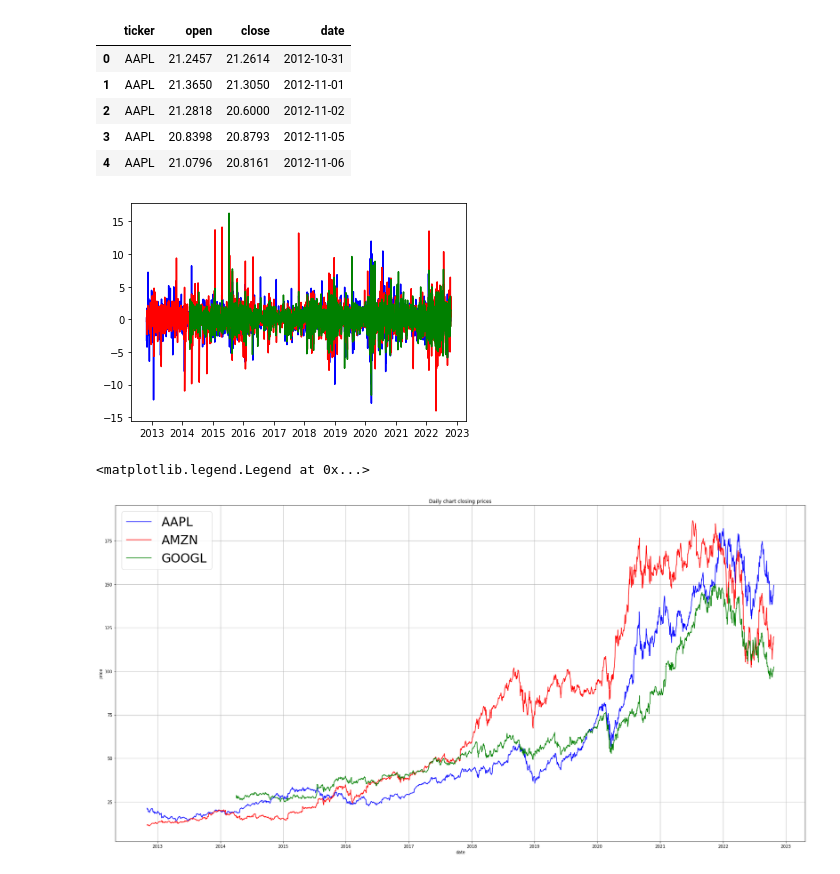
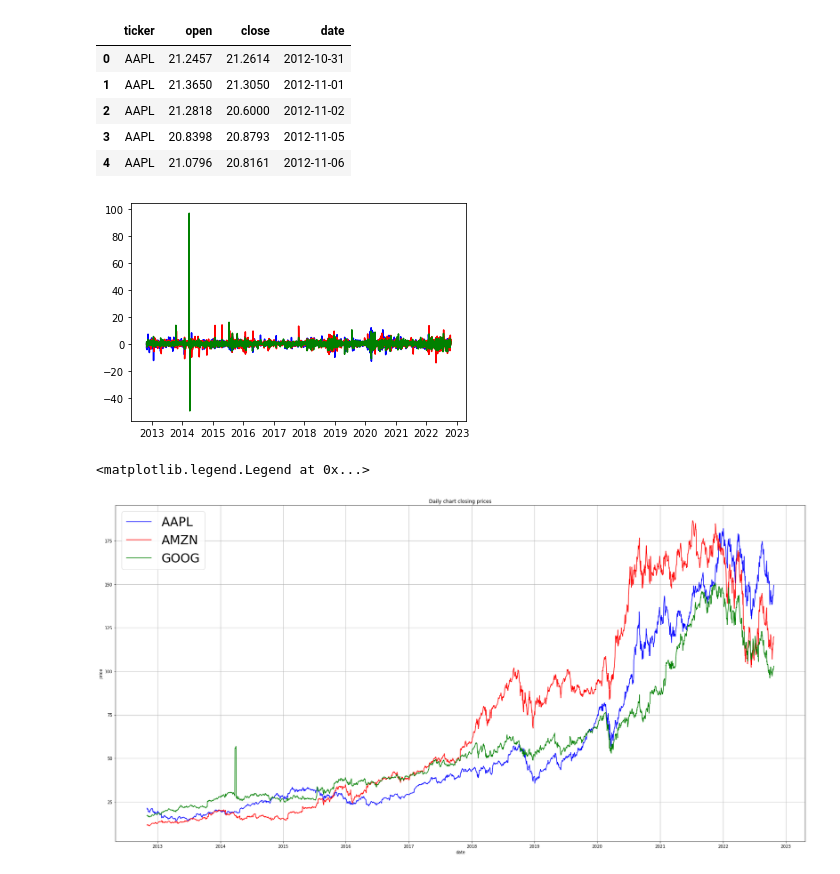
Before and after one commit to lyndsaywylie/Project-1, a Jupyter notebook: lyns.ipynb, the cells around one changed output. Drawn from its saved outputs; the diff is of its cells as text; code cells hidden in the pictures.

Commit message:
update goog from googl

```diff
--- a/lyns.ipynb
+++ b/lyns.ipynb
@@ -9,7 +9,7 @@ import requests
 import json
 from datetime import datetime
 # %%
-tickers = ["AAPL", "GOOGL", "AMZN"]
+tickers = ["AAPL", "GOOG", "AMZN"]
 
 dummy = pd.DataFrame(columns = ["ticker", "o", "c", "t"])
 
@@ -88,67 +88,67 @@ aapl_daily2 = pd.DataFrame(aapl_daily2)
 amzn_daily2 = tickers_pctchange[tickers_pctchange["ticker"] == "AMZN"]
 amzn_daily2 = pd.DataFrame(amzn_daily2)
 #print(amzn_daily2.head())
-googl_daily2 = tickers_pctchange[tickers_pctchange["ticker"] == "GOOGL"]
-googl_daily2 = pd.DataFrame(googl_daily2)
-#print(googl_daily2.head())
+goog_daily2 = tickers_pctchange[tickers_pctchange["ticker"] == "GOOG"]
+goog_daily2 = pd.DataFrame(goog_daily2)
+#print(goog_daily2.head())
 
 #rename close as ticker to prepare to merge by date
 aapl_daily2.rename(columns = {'close':'AAPL'}, inplace = True)
 del aapl_daily2["ticker"]
 amzn_daily2.rename(columns = {'close':'AMZN'}, inplace = True)
 del amzn_daily2["ticker"]
-googl_daily2.rename(columns = {'close':'GOOGL'}, inplace = True)
-del googl_daily2["ticker"]
+goog_daily2.rename(columns = {'close':'GOOG'}, inplace = True)
+del goog_daily2["ticker"]
 
 #make copy for prices
 aapl_prices = aapl_daily2.copy(deep=True)
 amzn_prices = amzn_daily2.copy(deep=True)
-googl_prices = googl_daily2.copy(deep=True)
+goog_prices = goog_daily2.copy(deep=True)
 #print(aapl_prices)
 
 #make copy for $ changes
 aapl_bch = aapl_daily2.copy(deep=True)
 amzn_bch = amzn_daily2.copy(deep=True)
-googl_bch = googl_daily2.copy(deep=True)
-#print(googl_bch)
+goog_bch = goog_daily2.copy(deep=True)
+#print(goog_bch)
 
 #calculate % change
 aapl_daily2["AAPL"]=aapl_daily2["AAPL"].pct_change()*100
 amzn_daily2["AMZN"]=amzn_daily2["AMZN"].pct_change()*100
-googl_daily2["GOOGL"]=googl_daily2["GOOGL"].pct_change()*100
+goog_daily2["GOOG"]=goog_daily2["GOOG"].pct_change()*100
 # %%
 #merge tables % change
 merge_pctchange = aapl_daily2.merge(amzn_daily2, on='date', how='left')
-merge_pctchange = merge_pctchange.merge(googl_daily2, on="date", how="left")
+merge_pctchange = merge_pctchange.merge(goog_daily2, on="date", how="left")
 #merge_pctchange.head()
 
 #merge tables prices
 merge_prices = aapl_prices.merge(amzn_prices, on='date', how='left')
-merge_prices = merge_prices.merge(googl_prices, on="date", how="left")
+merge_prices = merge_prices.merge(goog_prices, on="date", how="left")
 
 #merge tables $change
 merge_bch = aapl_bch.merge(amzn_bch, on='date', how='left')
-merge_bch = merge_bch.merge(googl_bch, on="date", how="left")
+merge_bch = merge_bch.merge(goog_bch, on="date", how="left")
 merge_bch.head()
 
 #reorder columns
-merge_pctchange= merge_pctchange[['date','AAPL','GOOGL', "AMZN"]]
-merge_prices= merge_prices[['date','AAPL','GOOGL', "AMZN"]]
-merge_bch= merge_bch[['date','AAPL','GOOGL', "AMZN"]]
+merge_pctchange= merge_pctchange[['date','AAPL','GOOG', "AMZN"]]
+merge_prices= merge_prices[['date','AAPL','GOOG', "AMZN"]]
+merge_bch= merge_bch[['date','AAPL','GOOG', "AMZN"]]
 
-###NOTE: GOOGL started trading after
+###NOTE: GOOG started trading after
 # %%
 aapl_plot, = plt.plot(merge_pctchange["date"], merge_pctchange["AAPL"], color="blue", label="AAPL" )
 amzn, = plt.plot(merge_pctchange["date"], merge_pctchange["AMZN"], color="red", label="AMZN" )
-googl, = plt.plot(merge_pctchange["date"], merge_pctchange["GOOGL"], color="green", label="GOOGL" )
+goog, = plt.plot(merge_pctchange["date"], merge_pctchange["GOOG"], color="green", label="GOOG" )
 plt.show()
 # %% [output]
-[figure, old version]
+[figure, new version]
 # %%
 plt.figure(figsize=(30,15))
 aapl_daily_chart, = plt.plot(merge_bch["date"], merge_bch["AAPL"], color='blue', label="AAPL")
 amzn_daily_chart, = plt.plot(merge_bch["date"], merge_bch["AMZN"], color='red', label="AMZN")
-googl_daily_chart, = plt.plot(merge_bch["date"], merge_bch["GOOGL"], color='green', label="GOOGL")
+goog_daily_chart, = plt.plot(merge_bch["date"], merge_bch["GOOG"], color='green', label="GOOG")
 plt.grid()
 plt.xlabel("date")
 plt.ylabel("price")
@@ -156,4 +156,4 @@ plt.title("Daily chart closing prices")
 plt.legend(fontsize = "30",loc="upper left")
 # %% [output]
 <matplotlib.legend.Legend at 0x...>
-[figure, old version]
+[figure, new version]
```
Also changed, not shown: parts of 2 cells of this notebook.
